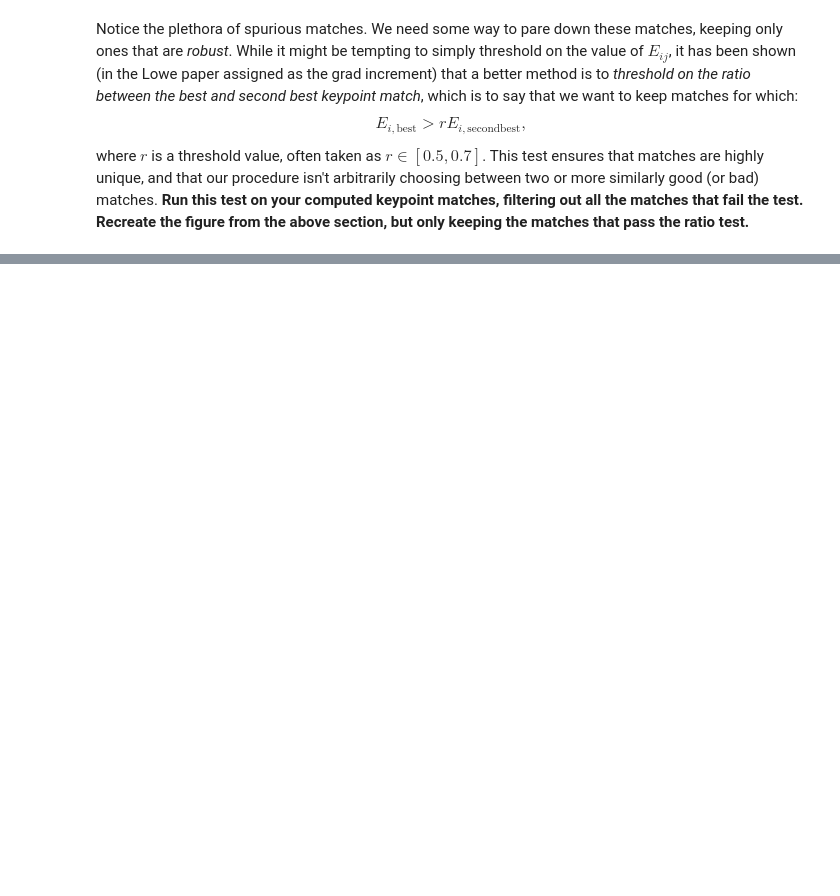
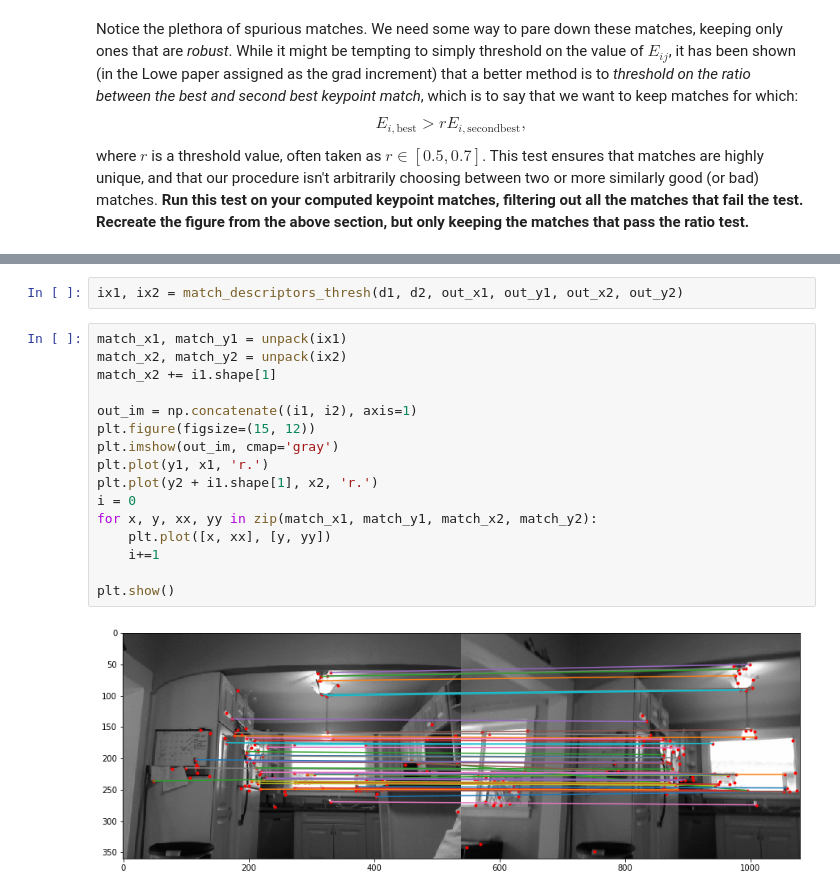
Before and after one commit to tcolligan4/190211_feature_matching, a Jupyter notebook: keypoint_matching.ipynb, the cells around one changed output, grey strips where cells are left out. Saved outputs shown, nothing was run; the diff lists cells and outputs as text; blank space fills up the shorter version.

```diff
--- a/keypoint_matching.ipynb
+++ b/keypoint_matching.ipynb
@@ -171,0 +205,20 @@ def match_descriptors_threshold(d1, d2):
+# %%
+ix1, ix2 = match_descriptors_thresh(d1, d2, out_x1, out_y1, out_x2, out_y2)
+# %%
+match_x1, match_y1 = unpack(ix1)
+match_x2, match_y2 = unpack(ix2)
+match_x2 += i1.shape[1]
+
+out_im = np.concatenate((i1, i2), axis=1)
+plt.figure(figsize=(15, 12))
+plt.imshow(out_im, cmap='gray')
+plt.plot(y1, x1, 'r.')
+plt.plot(y2 + i1.shape[1], x2, 'r.')
+i = 0
+for x, y, xx, yy in zip(match_x1, match_y1, match_x2, match_y2):
+    plt.plot([x, xx], [y, yy])
+    i+=1
+
+plt.show()
+# %% [output]
+[figure, added]
```
Also changed, not shown: parts of 7 cells of this notebook, 2 other files.
